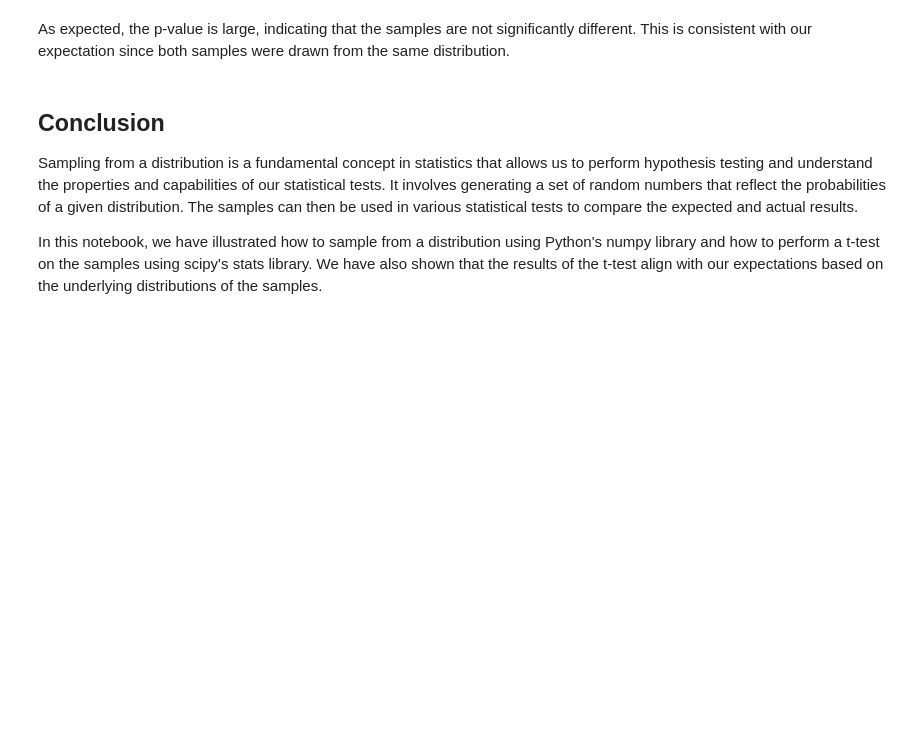
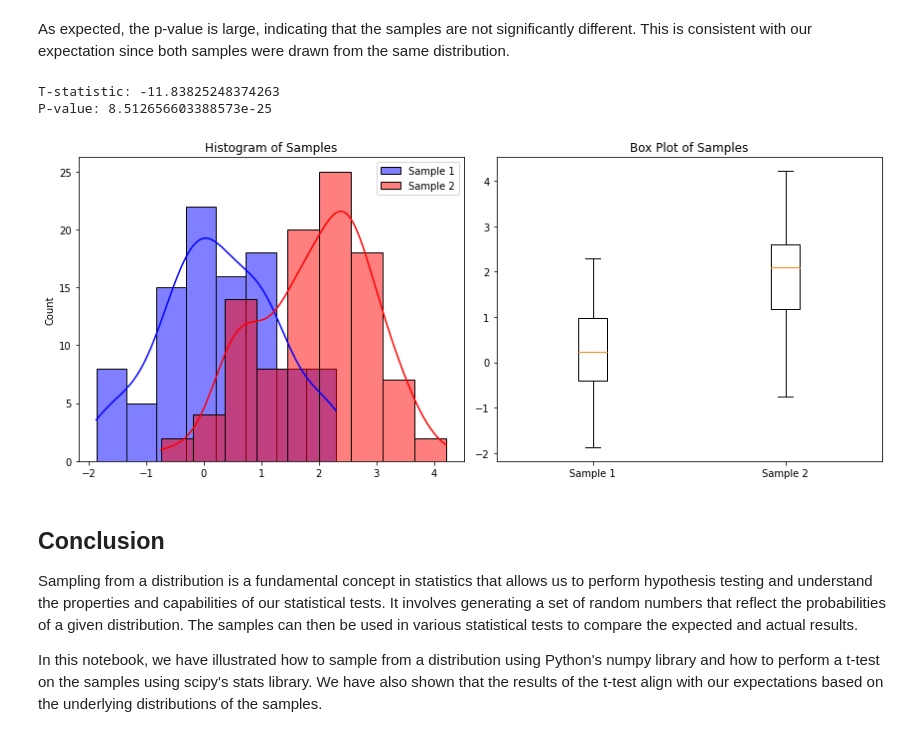
Before and after one commit to amirhdre/Stats-ML-Foundations, a Jupyter notebook: jupyter notebooks/43_Sampling_from_a_Distribution.ipynb, the cells around one changed output. Cells and saved outputs as stored; diff of their text form; code cells hidden in the pictures; blank space fills up the shorter version.

```diff
--- a/jupyter notebooks/43_Sampling_from_a_Distribution.ipynb
+++ b/jupyter notebooks/43_Sampling_from_a_Distribution.ipynb
@@ -64,5 +69,40 @@ print(f'P-value: {p_value}')
 # %% [markdown]
 As expected, the p-value is large, indicating that the samples are not significantly different. This is consistent with our expectation since both samples were drawn from the same distribution.
+# %%
+# Create two normal distributions with different means
+s1 = np.random.normal(0, 1, 1000)  # mean=0, std=1
+s2 = np.random.normal(2, 1, 1000)  # mean=2, std=1
+
+# Draw samples from each distribution
+sample1 = np.random.choice(s1, 100)
+sample2 = np.random.choice(s2, 100)
+
+# Perform t-test
+t_stat, p_value = stats.ttest_ind(sample1, sample2)
+
+print(f'T-statistic: {t_stat}')
+print(f'P-value: {p_value}')
+
+# Create a figure with two subplots
+fig, (ax1, ax2) = plt.subplots(1, 2, figsize=(12, 5))
+
+# Plot histograms
+sns.histplot(data=sample1, kde=True, color='blue', label='Sample 1', ax=ax1)
+sns.histplot(data=sample2, kde=True, color='red', label='Sample 2', ax=ax1)
+ax1.set_title('Histogram of Samples')
+ax1.legend()
+
+# Create box plot
+data = [sample1, sample2]
+ax2.boxplot(data, labels=['Sample 1', 'Sample 2'])
+ax2.set_title('Box Plot of Samples')
+
+plt.tight_layout()
+plt.show()
+# %% [output]
+T-statistic: -11.83825248374263
+P-value: 8.512656603388573e-25
+[figure, added]
 # %% [markdown]
 ## Conclusion
 
```
Also changed, not shown: parts of 2 cells of this notebook, 13 other files.
